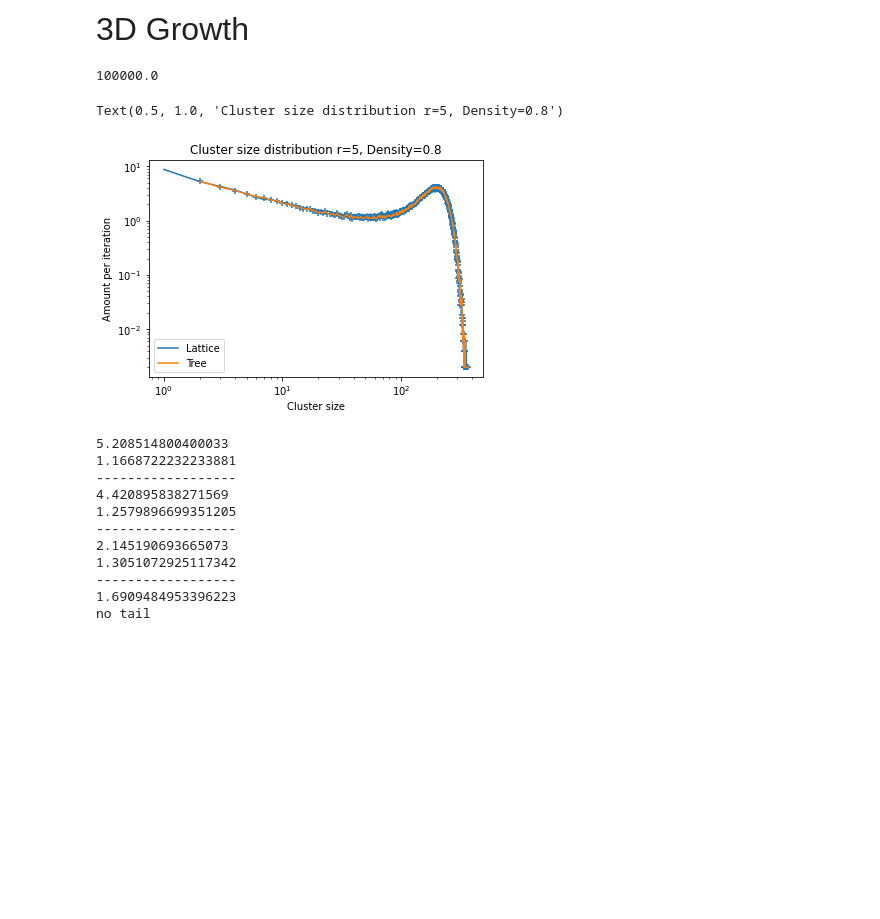
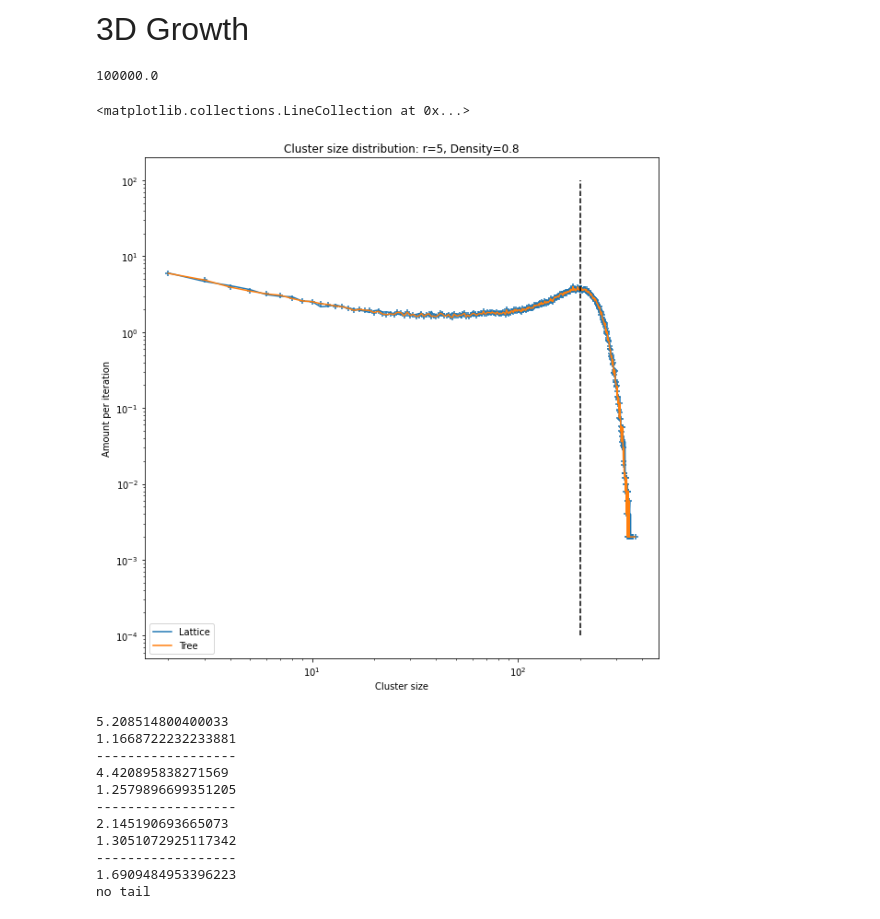
Before and after one commit to Sennevw/Masters-thesis, a Jupyter notebook: dataverwerking.ipynb, the cells around one changed output. Cells and saved outputs as stored; diff of their text form; code cells hidden in the pictures; blank space fills up the shorter version.

```diff
--- a/dataverwerking.ipynb
+++ b/dataverwerking.ipynb
@@ -70,27 +70,29 @@ plt.ylim(0.001, 100)
 <font size="7"> 3D Growth </font>
 # %%
 plt.figure(figsize=(10, 10))
-size, amount = np.loadtxt("r5.000000_0.800000.txt", skiprows=1, unpack=True)
+size, amount = np.loadtxt("Pref_growth/3D/3D_r5.000000_0.800000.txt", skiprows=1, unpack=True)
 size = size[1:]
 amount = amount[1:]/500
 plt.loglog(size, amount, label="Lattice")
 
 
-size, amount = np.loadtxt("test13D_tree_r5.000000_0.800000.txt", skiprows=1, unpack=True)
+size, amount = np.loadtxt("Pref_growth/3D/3D_tree_r5.000000_0.800000.txt", skiprows=1, unpack=True)
 print(sum(amount*size)/500)
 size = size[1:]
 amount = amount[1:]/500
 plt.loglog(size, amount, label="Tree")
 plt.scatter(size, amount, marker='+')
 
 plt.legend(loc="lower left")
 plt.xlabel("Cluster size")
 plt.ylabel("Amount per iteration")
 plt.title("Cluster size distribution: r=5, Density=0.8")
+
+plt.vlines(200, 0.0001, 100, colors='k', linestyles='dashed')
 # %% [output]
 100000.0
-Text(0.5, 1.0, 'Cluster size distribution r=5, Density=0.8')
+<matplotlib.collections.LineCollection at 0x...>
-[figure, old version]
+[figure, new version]
 # %%
 plt.figure(figsize=(10, 10))
 size, amount = np.loadtxt("Pref_growth/3D_tree_r4.000000_0.800000.txt", skiprows=1, unpack=True)
```
Also changed, not shown: parts of 9 cells of this notebook, 9 other files.
